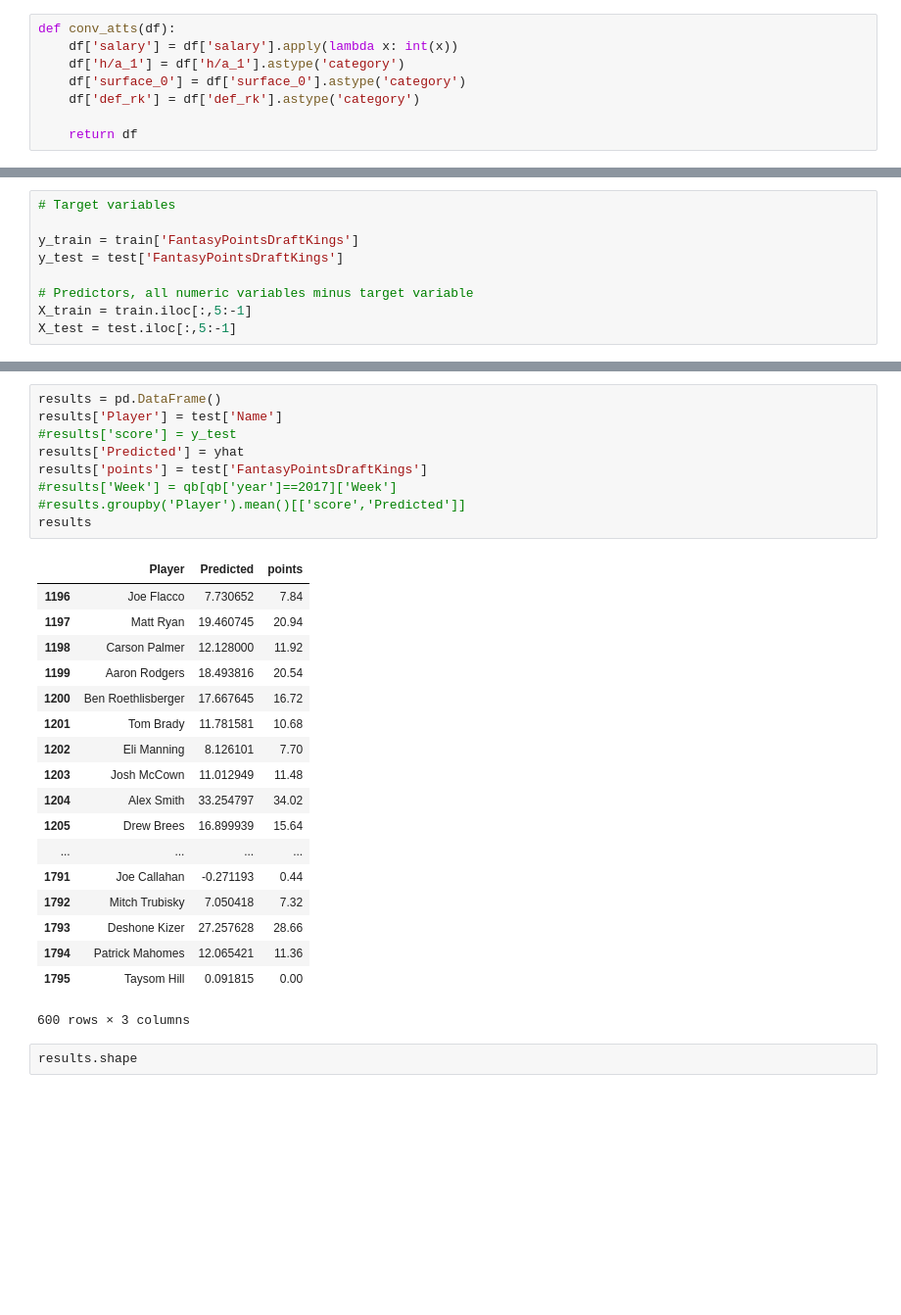
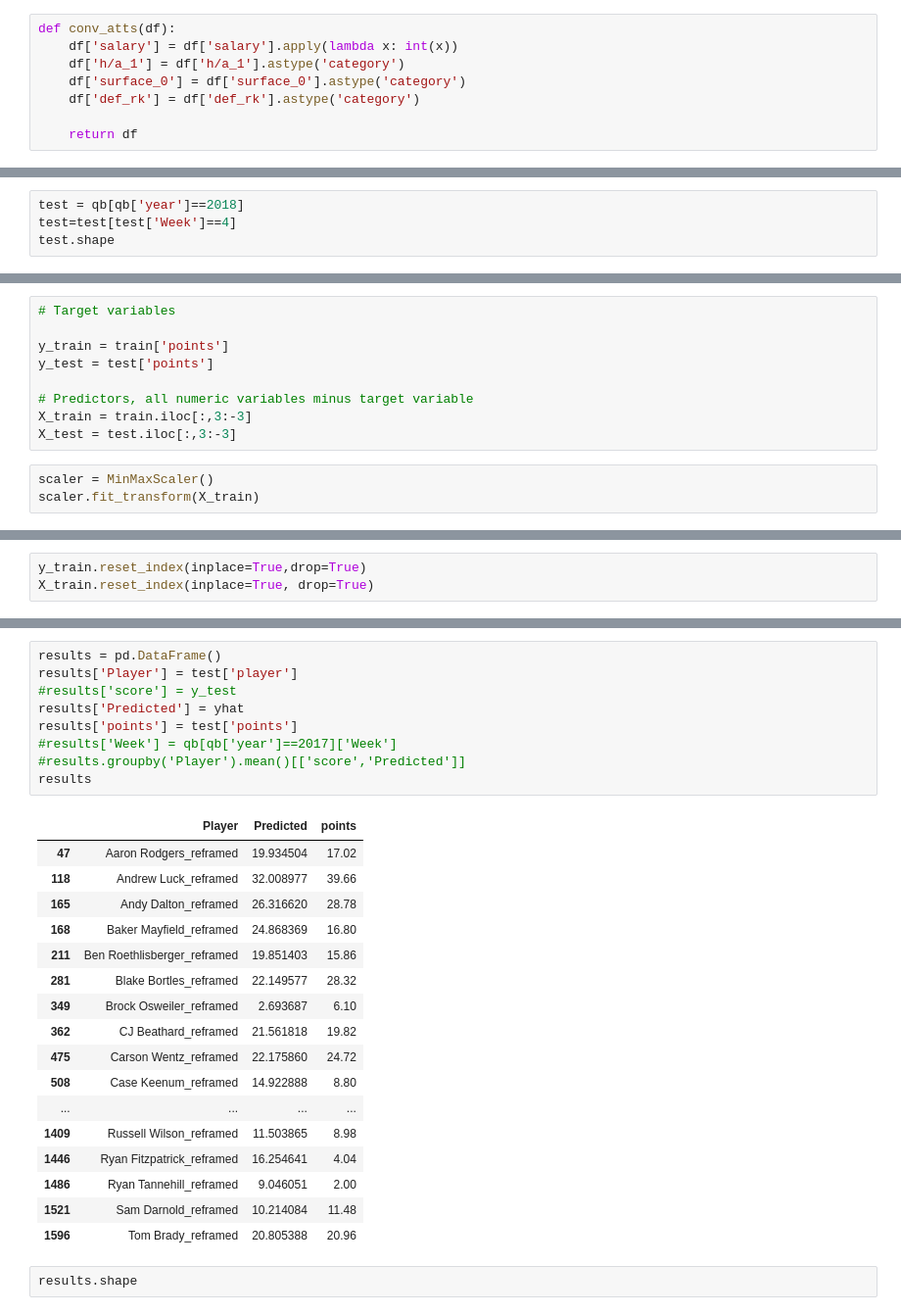
Before and after one commit to bobbdyai73/draftkings, a Jupyter notebook: modeling/qb_weekly_projections.ipynb, the cells around one changed output, grey strips where cells are left out. Shown: that part at 98% size. Saved outputs shown, nothing was run; the diff lists cells and outputs as text; blank space fills up the shorter version.

```diff
--- a/modeling/qb_weekly_projections.ipynb
+++ b/modeling/qb_weekly_projections.ipynb
@@ -216,0 +94,4 @@ passing = ['Comp','Att','Pct','Yds','Yds/Att','TD','Int']
+# %%
+test = qb[qb['year']==2018]
+test=test[test['Week']==4]
+test.shape
@@ -217,9 +128,12 @@ passing = ['Comp','Att','Pct','Yds','Yds/Att','TD','Int']
 # %%
 # Target variables
 
-y_train = train['FantasyPointsDraftKings']
-y_test = test['FantasyPointsDraftKings']
+y_train = train['points']
+y_test = test['points']
 
 # Predictors, all numeric variables minus target variable
-X_train = train.iloc[:,5:-1]
-X_test = test.iloc[:,5:-1]
+X_train = train.iloc[:,3:-3]
+X_test = test.iloc[:,3:-3]
+# %%
+scaler = MinMaxScaler()
+scaler.fit_transform(X_train)
@@ -254,0 +162,3 @@ reframed.head()
+# %%
+y_train.reset_index(inplace=True,drop=True)
+X_train.reset_index(inplace=True, drop=True)
@@ -296,31 +207,30 @@ RMSE error is: 1.02257939768
 # %%
 results = pd.DataFrame()
-results['Player'] = test['Name']
+results['Player'] = test['player']
 #results['score'] = y_test
 results['Predicted'] = yhat
-results['points'] = test['FantasyPointsDraftKings']
+results['points'] = test['points']
 #results['Week'] = qb[qb['year']==2017]['Week']
 #results.groupby('Player').mean()[['score','Predicted']]
 results
 # %% [output]
 |  | Player | Predicted | points |
-| 1196 | Joe Flacco | 7.730652 | 7.84 |
-| 1197 | Matt Ryan | 19.460745 | 20.94 |
-| 1198 | Carson Palmer | 12.128000 | 11.92 |
-| 1199 | Aaron Rodgers | 18.493816 | 20.54 |
-| 1200 | Ben Roethlisberger | 17.667645 | 16.72 |
-| 1201 | Tom Brady | 11.781581 | 10.68 |
-| 1202 | Eli Manning | 8.126101 | 7.70 |
-| 1203 | Josh McCown | 11.012949 | 11.48 |
-| 1204 | Alex Smith | 33.254797 | 34.02 |
-| 1205 | Drew Brees | 16.899939 | 15.64 |
+| 47 | Aaron Rodgers_reframed | 19.934504 | 17.02 |
+| 118 | Andrew Luck_reframed | 32.008977 | 39.66 |
+| 165 | Andy Dalton_reframed | 26.316620 | 28.78 |
+| 168 | Baker Mayfield_reframed | 24.868369 | 16.80 |
+| 211 | Ben Roethlisberger_reframed | 19.851403 | 15.86 |
+| 281 | Blake Bortles_reframed | 22.149577 | 28.32 |
+| 349 | Brock Osweiler_reframed | 2.693687 | 6.10 |
+| 362 | CJ Beathard_reframed | 21.561818 | 19.82 |
+| 475 | Carson Wentz_reframed | 22.175860 | 24.72 |
+| 508 | Case Keenum_reframed | 14.922888 | 8.80 |
 | ... | ... | ... | ... |
-| 1791 | Joe Callahan | -0.271193 | 0.44 |
-| 1792 | Mitch Trubisky | 7.050418 | 7.32 |
-| 1793 | Deshone Kizer | 27.257628 | 28.66 |
-| 1794 | Patrick Mahomes | 12.065421 | 11.36 |
-| 1795 | Taysom Hill | 0.091815 | 0.00 |
+| 1409 | Russell Wilson_reframed | 11.503865 | 8.98 |
+| 1446 | Ryan Fitzpatrick_reframed | 16.254641 | 4.04 |
+| 1486 | Ryan Tannehill_reframed | 9.046051 | 2.00 |
+| 1521 | Sam Darnold_reframed | 10.214084 | 11.48 |
+| 1596 | Tom Brady_reframed | 20.805388 | 20.96 |
-600 rows × 3 columns
 # %%
 results.shape
 # %% [output]
```
Also changed, not shown: parts of 40 cells of this notebook, 3 other files.
